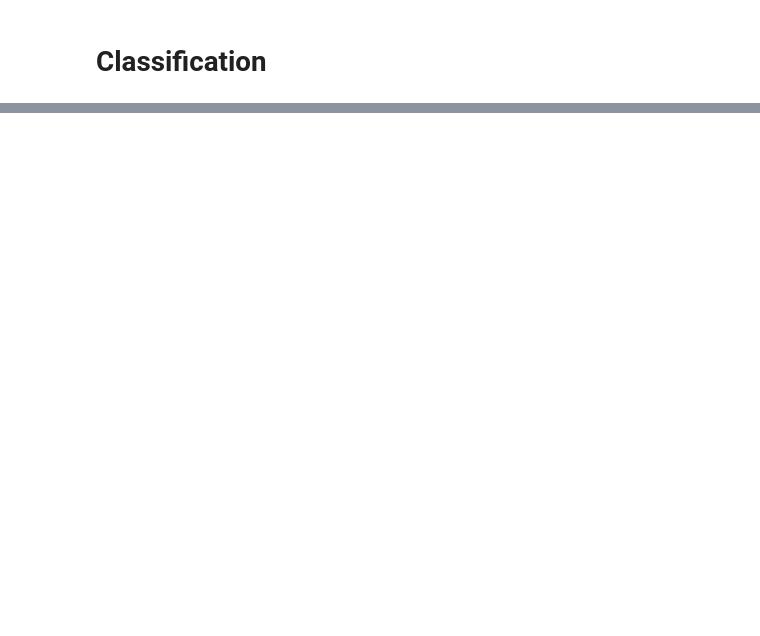
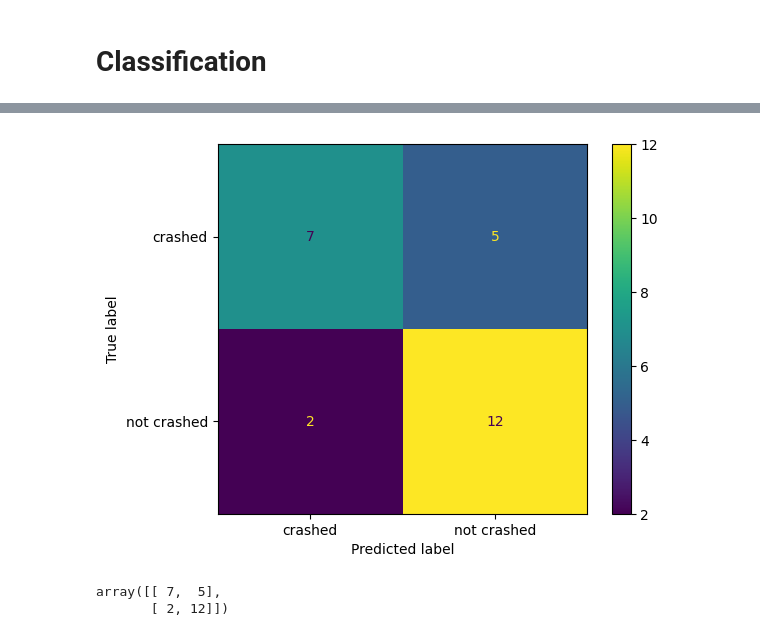
Before and after one commit to northnpk/LMAO, a Jupyter notebook: example_alice_info.ipynb, the cells around one changed output, grey strips where cells are left out. Saved outputs shown, nothing was run; the diff lists cells and outputs as text; code cells hidden in the pictures; blank space fills up the shorter version.

```diff
--- a/example_alice_info.ipynb
+++ b/example_alice_info.ipynb
@@ -142,7 +142,7 @@ from lmao.visualizer.plot import plotly_digraph
 # %%
 plotly_digraph(G, label=data.df['y'][41], topic_dict=topic_dict)
 # %%
-data = Graph(df=pd.read_parquet('dataset/ALICE-OSLdataset/ALICE_info_no_severity_D_with_topic.parquet.gzip'),mode='freq')
+data = LMAOGraph(df=pd.read_parquet('dataset/ALICE-OSLdataset/ALICE_info_no_severity_D_with_topic.parquet.gzip'),mode='freq')
 # %% [output]
 Topics size of this dataframe is : 2149
 Getting Group by from dataframe
@@ -152,4 +152,4 @@ Expanding X into {self.n_topics} features
 # Classification
 # %%
 from sklearn.model_selection import train_test_split
-train_df, test_df = train_test_split(data.df,test_size=0.2, stratify=data.df['y'])
+train_df, test_df = train_test_split(data.df,test_size=0.2, stratify=data.df.y)
@@ -156,5 +161,5 @@ train_df, test_df = train_test_split(data.df,test_size=0.2, stratify=data.df['y'
 # %%
-import lightgbm as lgb
-lgb_clf = lgb.LGBMClassifier().fit(train_df.drop(columns='y'), train_df.y)
+clf = LMAOClassifier(model_type='lgbm')
+clf.fit(train_df.drop(columns='y'), train_df.y)
 # %% [output]
 [LightGBM] [Info] Number of positive: 55, number of negative: 45
@@ -207,0 +195,9 @@ plt.show()
+# %%
+clf.confusion_matrix_plot(test_df.drop(columns='y'), test_df.y)
+# %% [output]
+[figure, added]
+# %%
+clf.confusion_report(test_df.drop(columns='y'), test_df.y)
+# %% [output]
+array([[ 7,  5],
+       [ 2, 12]])
```
Also changed, not shown: parts of 13 cells of this notebook, 4 other files.
